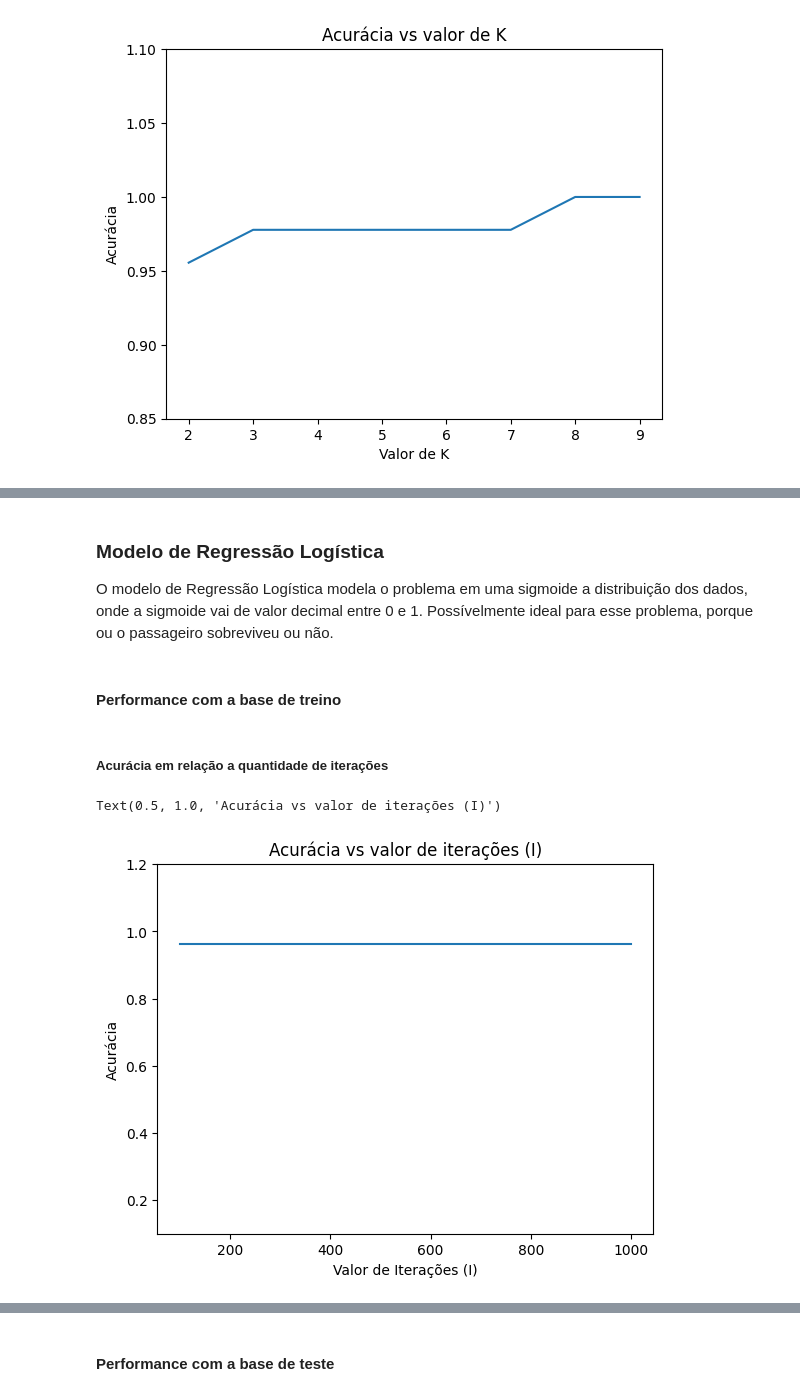
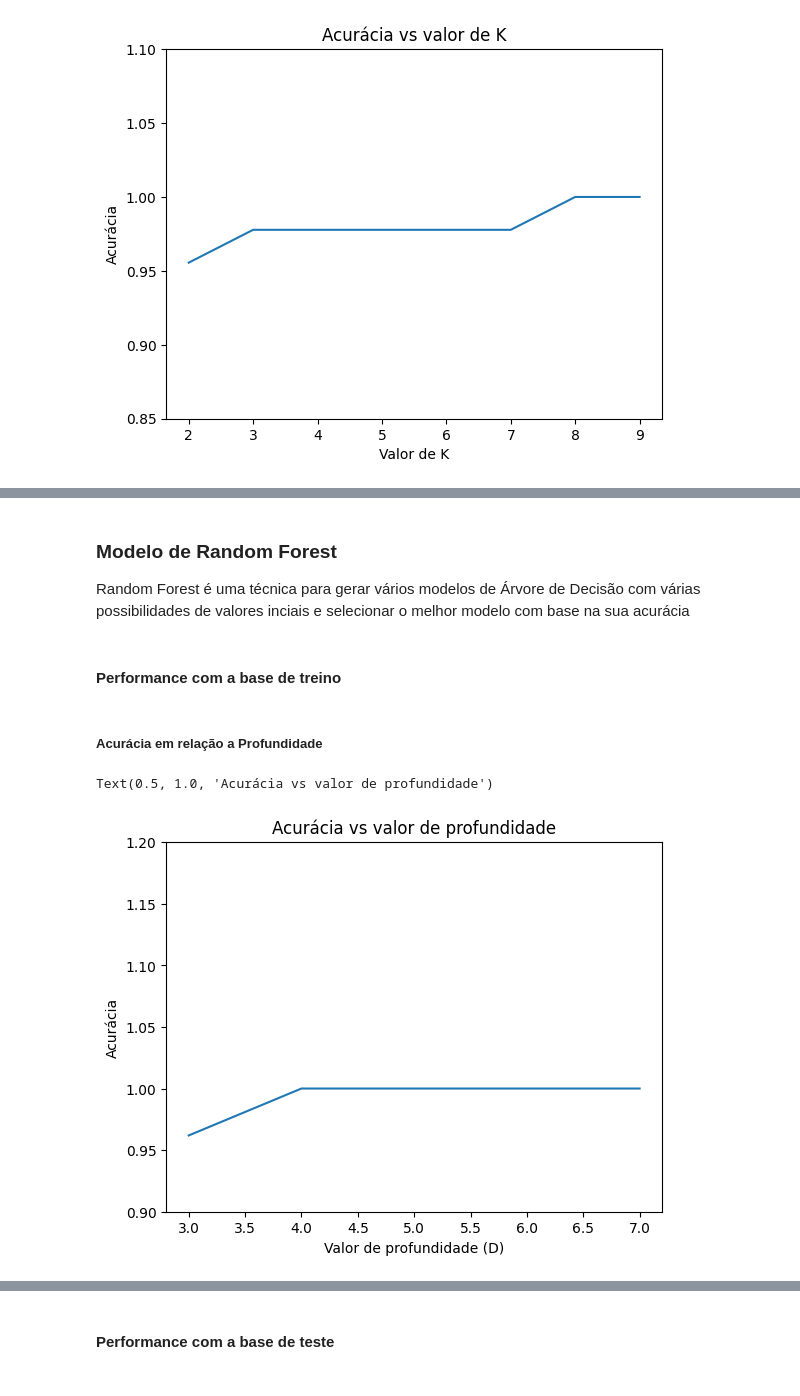
Before and after one commit to ryguigas0/ml-espm, a Jupyter notebook: atividades/iris_data/iris.ipynb, the cells around one changed output, grey strips where cells are left out. Drawn from its saved outputs; the diff is of its cells as text; code cells hidden in the pictures.

```diff
--- a/atividades/iris_data/iris.ipynb
+++ b/atividades/iris_data/iris.ipynb
@@ -286,47 +286,47 @@ for k in conf_matrix_by_k_test:
 [[17  0  0]
  [ 0 11  0]
  [ 0  0 17]]
-# %% [markdown]
-### Modelo de Regressão Logística
-
-O modelo de Regressão Logística modela o problema em uma sigmoide a distribuição dos dados, onde a sigmoide vai de valor decimal entre 0 e 1. Possívelmente ideal para esse problema, porque ou o passageiro sobreviveu ou não.
+# %% [markdown]
+### Modelo de Random Forest
+
+Random Forest é uma técnica para gerar vários modelos de Árvore de Decisão com várias possibilidades de valores inciais e selecionar o melhor modelo com base na sua acurácia
 # %%
-from sklearn.linear_model import LogisticRegression
+from sklearn.ensemble import RandomForestClassifier
 
-i_range = range(100,1000)
-acc_by_i_test = {}
-acc_by_i_train = {}
-conf_matrix_by_i_test = {}
-conf_matrix_by_i_train = {}
+d_range = range(3,8)
+acc_by_d_test = {}
+acc_by_d_train = {}
+conf_matrix_by_d_test = {}
+conf_matrix_by_d_train = {}
 acc_list_test = []
 acc_list_train = []
 
-for i in i_range:
-    lr = LogisticRegression(max_iter=i)
-    lr.fit(x_train, y_train)
+for d in d_range:
+    clfr = RandomForestClassifier(n_estimators=1000, max_depth=d)
+    clfr.fit(x_train, y_train)
 
-    predict_train = lr.predict(x_train)
-    acc_by_i_train[i] = accuracy_score(y_train, predict_train)
-    conf_matrix_by_i_train[i] = confusion_matrix(y_train, predict_train)
-    acc_list_train.append(acc_by_i_train[i])
+    predict_train = clfr.predict(x_train)
+    acc_by_d_train[d] = accuracy_score(y_train, predict_train)
+    conf_matrix_by_d_train[d] = confusion_matrix(y_train, predict_train)
+    acc_list_train.append(acc_by_d_train[d])
 
-    predict_test = lr.predict(x_test)
-    acc_by_i_test[i] = accuracy_score(y_test, predict_test)
-    conf_matrix_by_i_test[i] = confusion_matrix(y_test, predict_test)
-    acc_list_test.append(acc_by_i_test[i])
+    predict_test = clfr.predict(x_test)
+    acc_by_d_test[d] = accuracy_score(y_test, predict_test)
+    conf_matrix_by_d_test[d] = confusion_matrix(y_test, predict_test)
+    acc_list_test.append(acc_by_d_test[d])
 # %% [markdown]
 #### Performance com a base de treino
 # %% [markdown]
-##### Acurácia em relação a quantidade de iterações
+##### Acurácia em relação a Profundidade
 # %%
 %matplotlib inline
 import matplotlib.pyplot as plt
 
-plt.plot(i_range, acc_list_train)
-plt.xlabel("Valor de Iterações (I)")
+plt.plot(d_range, acc_list_train)
+plt.xlabel("Valor de profundidade (D)")
 plt.ylabel("Acurácia")
-plt.ylim(0.1,1.2)
-plt.title('Acurácia vs valor de iterações (I)')
+plt.ylim(0.9,1.2)
+plt.title('Acurácia vs valor de profundidade')
 # %% [output]
-Text(0.5, 1.0, 'Acurácia vs valor de iterações (I)')
+Text(0.5, 1.0, 'Acurácia vs valor de profundidade')
-[figure, old version]
+[figure, new version]
```
Also changed, not shown: parts of 10 cells of this notebook.
